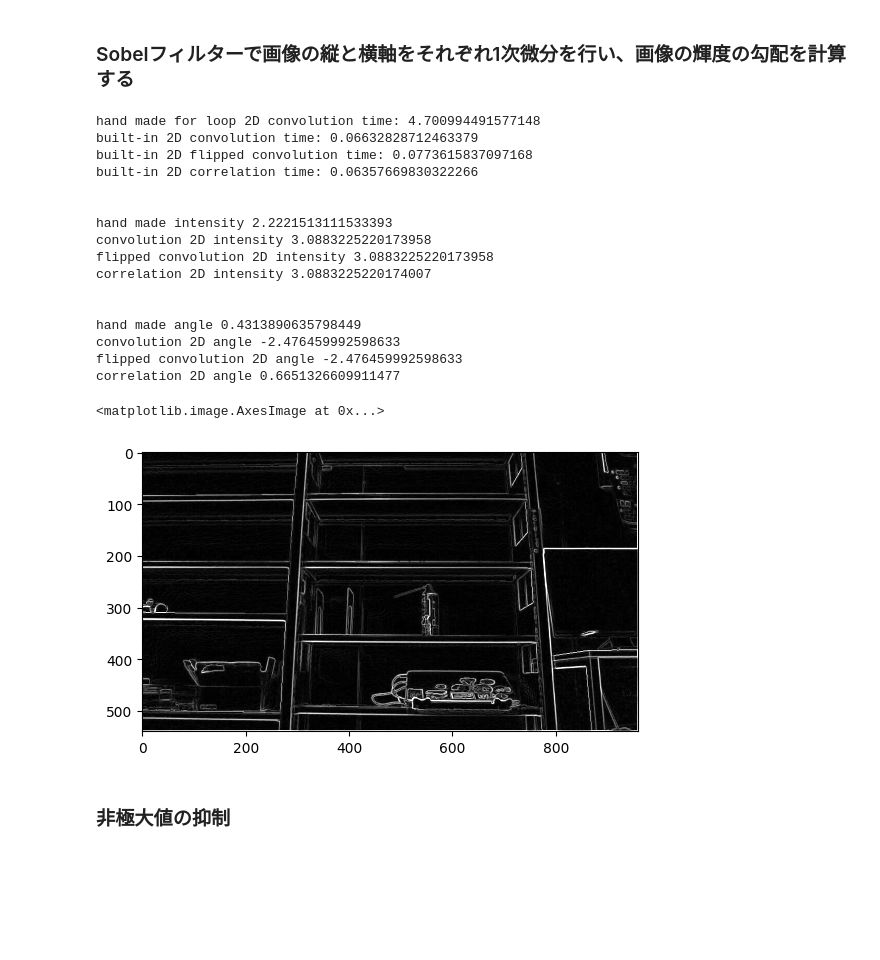
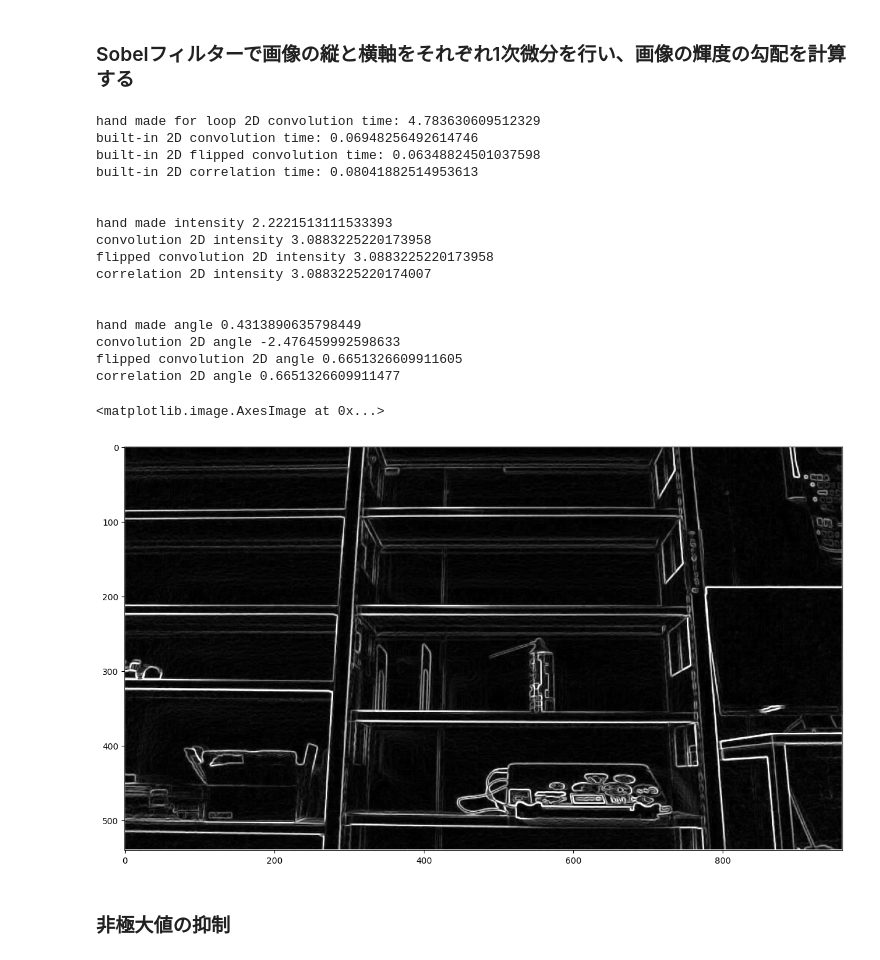
Before and after one commit to anhquan18/canny_edge_detection, a Jupyter notebook: canny_edge_detector.ipynb, the cells around one changed output. Drawn from its saved outputs; the diff is of its cells as text; code cells hidden in the pictures; blank space fills up the shorter version.

```diff
--- a/canny_edge_detector.ipynb
+++ b/canny_edge_detector.ipynb
@@ -17,6 +17,7 @@ from matplotlib import image as m_img
 # %%
 image = m_img.imread('background.jpg')
 
+plt.rcParams['figure.figsize'] = [15, 15]
 plt.imshow(image)
 print('image shape:', image.shape)
 # %% [output]
@@ -154,11 +117,0 @@ builtin_time1 = time.time() - start
-# %%
-# scipy signal 2D convolution flipped sobel
-start = time.time()
-
-gradient_col = signal.convolve2d(gray_image, np.flipud(np.fliplr(sobel_col)), mode="same", boundary="fill", fillvalue=0)
-gradient_row = signal.convolve2d(gray_image, np.fliplr(np.flipud(sobel_row)), mode="same", boundary="fill", fillvalue=0)
-
-image_gradient_intensity2 = np.hypot(gradient_row, gradient_col)
-image_gradient_angle2 = np.arctan2(gradient_row, gradient_col)
-
-builtin_time2 = time.time() - start
@@ -175,0 +155,12 @@ builtin_time3 = time.time() - start
+# %%
+# scipy signal 2D convolution flipped sobel
+start = time.time()
+
+# np.flip() == np.fliplr(np.flipud())
+gradient_col = signal.convolve2d(gray_image, np.flip(sobel_col), mode="same", boundary="fill", fillvalue=0)
+gradient_row = signal.convolve2d(gray_image, np.flip(sobel_row), mode="same", boundary="fill", fillvalue=0)
+
+image_gradient_intensity2 = np.hypot(gradient_row, gradient_col)
+image_gradient_angle2 = np.arctan2(gradient_row, gradient_col)
+
+builtin_time2 = time.time() - start
@@ -176,46 +178,46 @@ builtin_time3 = time.time() - start
 # %%
-# 勾配の値をスケールする、大きな値がより大きくする
-gradient_scale = 2
-image_gradient_intensity *= gradient_scale
-
-# 255を超えた値を255にする
-image_gradient_intensity[(image_gradient_intensity > 255)] = 255
-
 print("hand made for loop 2D convolution time:", for_loop_time)
 print("built-in 2D convolution time:", builtin_time1)
 print("built-in 2D flipped convolution time:", builtin_time2)
 print("built-in 2D correlation time:", builtin_time3)
 print("\n")
 print("hand made intensity", image_gradient_intensity0[200,100])
 print("convolution 2D intensity", image_gradient_intensity1[200,100])
 print("flipped convolution 2D intensity", image_gradient_intensity2[200,100])
 print("correlation 2D intensity", image_gradient_intensity3[200,100])
 print("\n")
 print("hand made angle", image_gradient_angle0[200,100])
 print("convolution 2D angle", image_gradient_angle1[200,100])
-print("flipped convolution 2D angle", image_gradient_angle[200,100])
+print("flipped convolution 2D angle", image_gradient_angle2[200,100])
 print("correlation 2D angle", image_gradient_angle3[200,100])
 
+# 勾配の値をスケールする、大きな値がより大きくする
+gradient_scale = 1
+image_gradient_intensity3 *= gradient_scale
+
+# 255を超えた値を255にする
+image_gradient_intensity3[(image_gradient_intensity3 > 255)] = 255
+
 plt.imshow(image_gradient_intensity3, cmap='gray', vmin=0.0, vmax=255.0)
 # %% [output]
-hand made for loop 2D convolution time: 4.700994491577148
-built-in 2D convolution time: 0.06632828712463379
-built-in 2D flipped convolution time: 0.0773615837097168
-built-in 2D correlation time: 0.06357669830322266
+hand made for loop 2D convolution time: 4.783630609512329
+built-in 2D convolution time: 0.06948256492614746
+built-in 2D flipped convolution time: 0.06348824501037598
+built-in 2D correlation time: 0.08041882514953613
 
 
 hand made intensity 2.2221513111533393
 convolution 2D intensity 3.0883225220173958
 flipped convolution 2D intensity 3.0883225220173958
 correlation 2D intensity 3.0883225220174007
 
 
 hand made angle 0.4313890635798449
 convolution 2D angle -2.476459992598633
-flipped convolution 2D angle -2.476459992598633
+flipped convolution 2D angle 0.6651326609911605
 correlation 2D angle 0.6651326609911477
 <matplotlib.image.AxesImage at 0x...>
-[figure, old version]
+[figure, new version]
 # %% [markdown]
 ### 非極大値の抑制
 # %%
```
Also changed, not shown: parts of 23 cells of this notebook.
